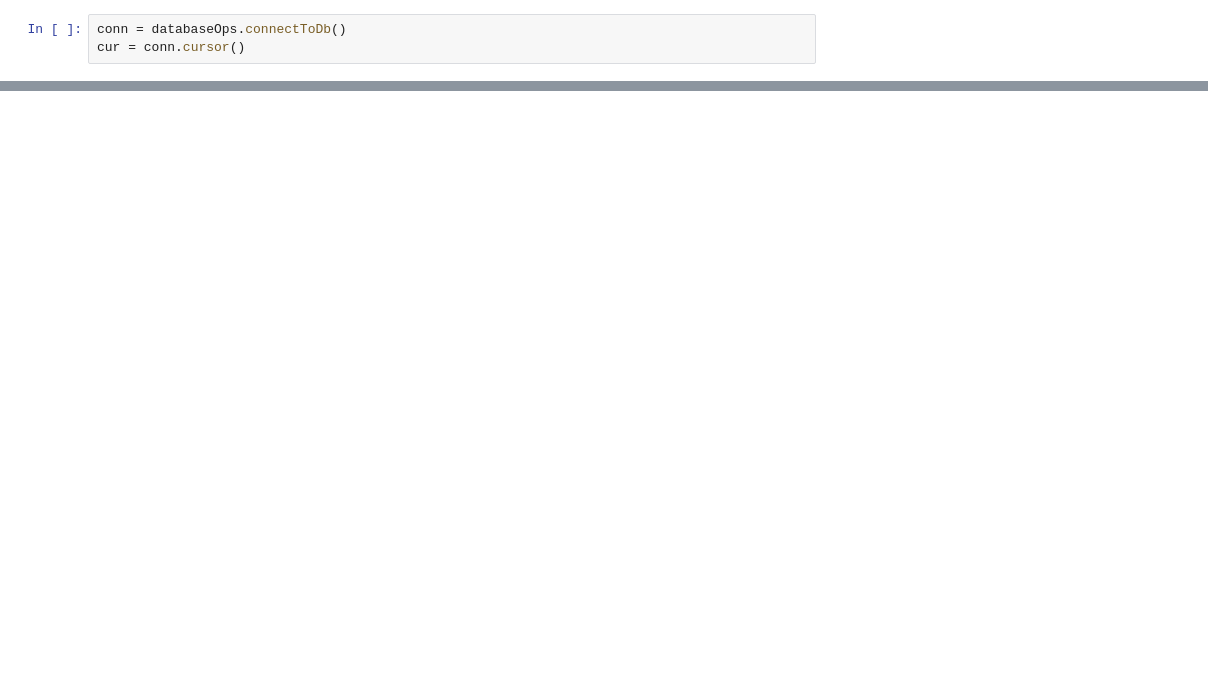
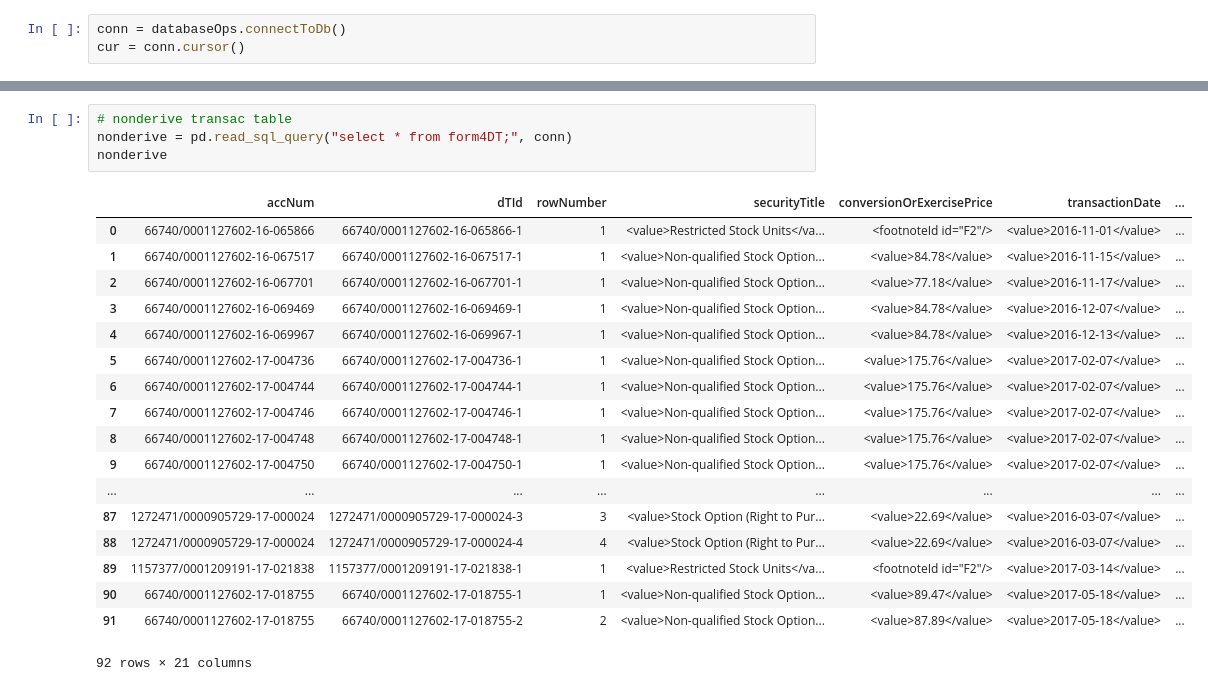
Before and after one commit to Skxu3/SEC-Webscraping, a Jupyter notebook: Idx.ipynb, the cells around one changed output, grey strips where cells are left out. Cells and saved outputs as stored; diff of their text form; blank space fills up the shorter version.

```diff
--- a/Idx.ipynb
+++ b/Idx.ipynb
@@ -66,0 +118,23 @@ No clear match for  1234366/0001104659-17-000963
+# %%
+# nonderive transac table
+nonderive = pd.read_sql_query("select * from form4DT;", conn)
+nonderive
+# %% [output]
+|  | accNum | dTId | rowNumber | securityTitle | conversionOrExercisePrice | transactionDate | ... |
+| 0 | 66740/0001127602-16-065866 | 66740/0001127602-16-065866-1 | 1 | <value>Restricted Stock Units</va... | <footnoteId id="F2"/> | <value>2016-11-01</value> | ... |
+| 1 | 66740/0001127602-16-067517 | 66740/0001127602-16-067517-1 | 1 | <value>Non-qualified Stock Option... | <value>84.78</value> | <value>2016-11-15</value> | ... |
+| 2 | 66740/0001127602-16-067701 | 66740/0001127602-16-067701-1 | 1 | <value>Non-qualified Stock Option... | <value>77.18</value> | <value>2016-11-17</value> | ... |
+| 3 | 66740/0001127602-16-069469 | 66740/0001127602-16-069469-1 | 1 | <value>Non-qualified Stock Option... | <value>84.78</value> | <value>2016-12-07</value> | ... |
+| 4 | 66740/0001127602-16-069967 | 66740/0001127602-16-069967-1 | 1 | <value>Non-qualified Stock Option... | <value>84.78</value> | <value>2016-12-13</value> | ... |
+| 5 | 66740/0001127602-17-004736 | 66740/0001127602-17-004736-1 | 1 | <value>Non-qualified Stock Option... | <value>175.76</value> | <value>2017-02-07</value> | ... |
+| 6 | 66740/0001127602-17-004744 | 66740/0001127602-17-004744-1 | 1 | <value>Non-qualified Stock Option... | <value>175.76</value> | <value>2017-02-07</value> | ... |
+| 7 | 66740/0001127602-17-004746 | 66740/0001127602-17-004746-1 | 1 | <value>Non-qualified Stock Option... | <value>175.76</value> | <value>2017-02-07</value> | ... |
+| 8 | 66740/0001127602-17-004748 | 66740/0001127602-17-004748-1 | 1 | <value>Non-qualified Stock Option... | <value>175.76</value> | <value>2017-02-07</value> | ... |
+| 9 | 66740/0001127602-17-004750 | 66740/0001127602-17-004750-1 | 1 | <value>Non-qualified Stock Option... | <value>175.76</value> | <value>2017-02-07</value> | ... |
+| ... | ... | ... | ... | ... | ... | ... | ... |
+| 87 | 1272471/0000905729-17-000024 | 1272471/0000905729-17-000024-3 | 3 | <value>Stock Option (Right to Pur... | <value>22.69</value> | <value>2016-03-07</value> | ... |
+| 88 | 1272471/0000905729-17-000024 | 1272471/0000905729-17-000024-4 | 4 | <value>Stock Option (Right to Pur... | <value>22.69</value> | <value>2016-03-07</value> | ... |
+| 89 | 1157377/0001209191-17-021838 | 1157377/0001209191-17-021838-1 | 1 | <value>Restricted Stock Units</va... | <footnoteId id="F2"/> | <value>2017-03-14</value> | ... |
+| 90 | 66740/0001127602-17-018755 | 66740/0001127602-17-018755-1 | 1 | <value>Non-qualified Stock Option... | <value>89.47</value> | <value>2017-05-18</value> | ... |
+| 91 | 66740/0001127602-17-018755 | 66740/0001127602-17-018755-2 | 2 | <value>Non-qualified Stock Option... | <value>87.89</value> | <value>2017-05-18</value> | ... |
+92 rows × 21 columns
```
Also changed, not shown: parts of 14 cells of this notebook, 8 other files.
